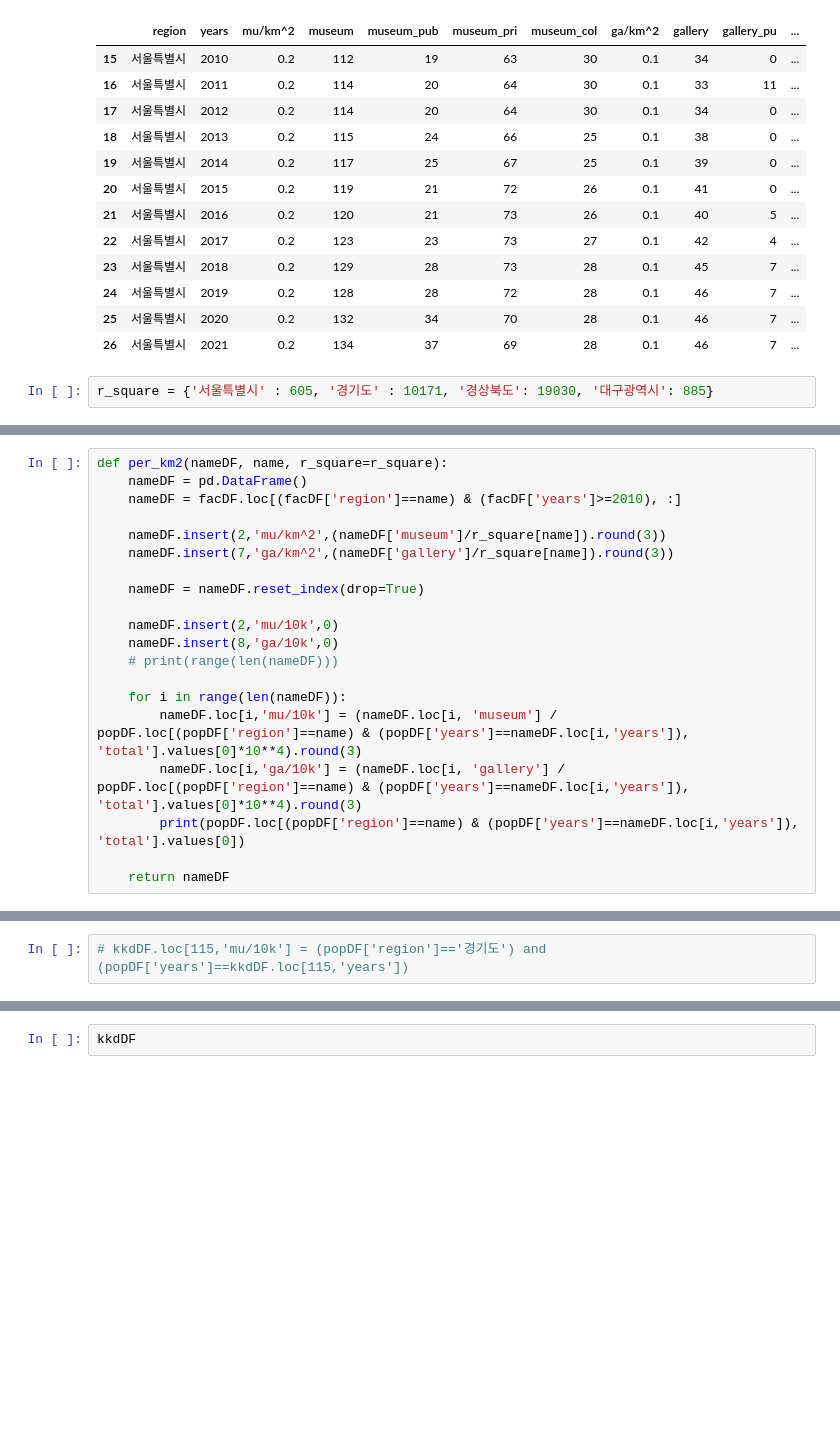
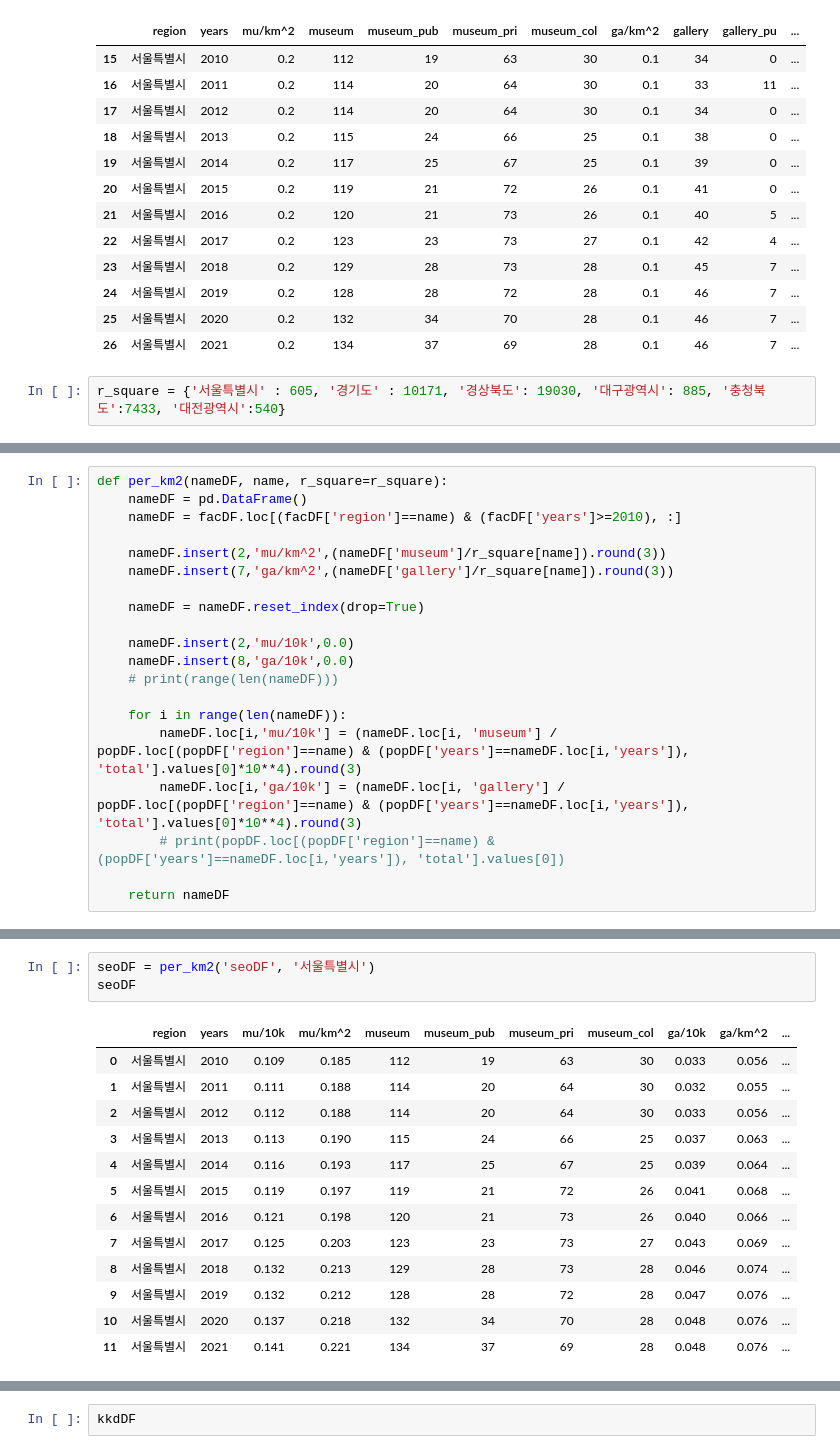
Before and after one commit to matdongsan5/Project, a Jupyter notebook: Numpy_이정욱/check.ipynb, the cells around one changed output, grey strips where cells are left out. Drawn from its saved outputs; the diff is of its cells as text; blank space fills up the shorter version.

```diff
--- a/Numpy_이정욱/check.ipynb
+++ b/Numpy_이정욱/check.ipynb
@@ -146,4 +146,4 @@ seoul_facDF
 | 25 | 서울특별시 | 2020 | 0.2 | 132 | 34 | 70 | 28 | 0.1 | 46 | 7 | ... |
 | 26 | 서울특별시 | 2021 | 0.2 | 134 | 37 | 69 | 28 | 0.1 | 46 | 7 | ... |
 # %%
-r_square = {'서울특별시' : 605, '경기도' : 10171, '경상북도': 19030, '대구광역시': 885}
+r_square = {'서울특별시' : 605, '경기도' : 10171, '경상북도': 19030, '대구광역시': 885, '충청북도':7433, '대전광역시':540}
@@ -173,14 +157,14 @@ def per_km2(nameDF, name, r_square=r_square):
 
     nameDF = nameDF.reset_index(drop=True)
 
-    nameDF.insert(2,'mu/10k',0)
-    nameDF.insert(8,'ga/10k',0)
+    nameDF.insert(2,'mu/10k',0.0)
+    nameDF.insert(8,'ga/10k',0.0)
     # print(range(len(nameDF)))
 
     for i in range(len(nameDF)):
         nameDF.loc[i,'mu/10k'] = (nameDF.loc[i, 'museum'] / popDF.loc[(popDF['region']==name) & (popDF['years']==nameDF.loc[i,'years']), 'total'].values[0]*10**4).round(3)
         nameDF.loc[i,'ga/10k'] = (nameDF.loc[i, 'gallery'] / popDF.loc[(popDF['region']==name) & (popDF['years']==nameDF.loc[i,'years']), 'total'].values[0]*10**4).round(3)
-        print(popDF.loc[(popDF['region']==name) & (popDF['years']==nameDF.loc[i,'years']), 'total'].values[0])
+        # print(popDF.loc[(popDF['region']==name) & (popDF['years']==nameDF.loc[i,'years']), 'total'].values[0])
 
     return nameDF
 # %%
@@ -212,5 +184,20 @@ kkdDF
 | 9 | 경기도 | 2019 | 0.091 | 0.012 | 120 | 46 | 63 | 11 | 0.040 | 0.005 | ... |
 | 10 | 경기도 | 2020 | 0.092 | 0.012 | 124 | 50 | 63 | 11 | 0.041 | 0.005 | ... |
 | 11 | 경기도 | 2021 | 0.094 | 0.013 | 128 | 54 | 63 | 11 | 0.043 | 0.006 | ... |
-# %%
-# kkdDF.loc[115,'mu/10k'] = (popDF['region']=='경기도') and (popDF['years']==kkdDF.loc[115,'years'])
+# %%
+seoDF = per_km2('seoDF', '서울특별시')
+seoDF
+# %% [output]
+|  | region | years | mu/10k | mu/km^2 | museum | museum_pub | museum_pri | museum_col | ga/10k | ga/km^2 | ... |
+| 0 | 서울특별시 | 2010 | 0.109 | 0.185 | 112 | 19 | 63 | 30 | 0.033 | 0.056 | ... |
+| 1 | 서울특별시 | 2011 | 0.111 | 0.188 | 114 | 20 | 64 | 30 | 0.032 | 0.055 | ... |
+| 2 | 서울특별시 | 2012 | 0.112 | 0.188 | 114 | 20 | 64 | 30 | 0.033 | 0.056 | ... |
+| 3 | 서울특별시 | 2013 | 0.113 | 0.190 | 115 | 24 | 66 | 25 | 0.037 | 0.063 | ... |
+| 4 | 서울특별시 | 2014 | 0.116 | 0.193 | 117 | 25 | 67 | 25 | 0.039 | 0.064 | ... |
+| 5 | 서울특별시 | 2015 | 0.119 | 0.197 | 119 | 21 | 72 | 26 | 0.041 | 0.068 | ... |
+| 6 | 서울특별시 | 2016 | 0.121 | 0.198 | 120 | 21 | 73 | 26 | 0.040 | 0.066 | ... |
+| 7 | 서울특별시 | 2017 | 0.125 | 0.203 | 123 | 23 | 73 | 27 | 0.043 | 0.069 | ... |
+| 8 | 서울특별시 | 2018 | 0.132 | 0.213 | 129 | 28 | 73 | 28 | 0.046 | 0.074 | ... |
+| 9 | 서울특별시 | 2019 | 0.132 | 0.212 | 128 | 28 | 72 | 28 | 0.047 | 0.076 | ... |
+| 10 | 서울특별시 | 2020 | 0.137 | 0.218 | 132 | 34 | 70 | 28 | 0.048 | 0.076 | ... |
+| 11 | 서울특별시 | 2021 | 0.141 | 0.221 | 134 | 37 | 69 | 28 | 0.048 | 0.076 | ... |
```
Also changed, not shown: parts of 14 cells of this notebook.
